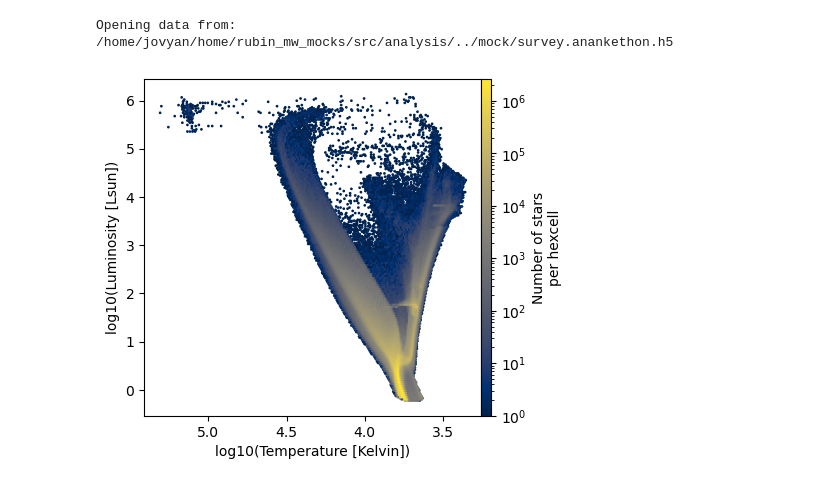
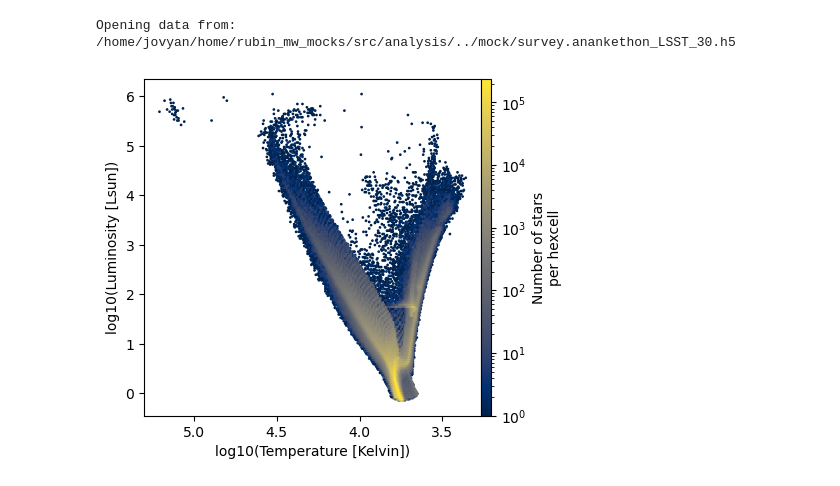
Before and after one commit to aeden2019/rubin_mw_mocks, a Jupyter notebook: src/analysis/anankethon_plotting.ipynb, the cells around one changed output. Saved outputs shown, nothing was run; the diff lists cells and outputs as text; code cells hidden in the pictures.

```diff
--- a/src/analysis/anankethon_plotting.ipynb
+++ b/src/analysis/anankethon_plotting.ipynb
@@ -8,7 +8,7 @@ import vaex
 current_dir = os.getcwd()
 
 # Go back one directory (to 'src') and then to 'mock'
-ananke_file_path = os.path.join(current_dir, "..", "mock", "survey.anankethon.h5")
+ananke_file_path = os.path.join(current_dir, "..", "mock", "survey.anankethon_LSST_30.h5")
 print(f"\nOpening data from: {ananke_file_path}")
 
 # Check if the file exists
@@ -18,7 +18,7 @@ if os.path.exists(ananke_file_path):
 else:
     print("File does not exist.")
 # %% [output]
-Opening data from: /home/jovyan/home/rubin_mw_mocks/src/analysis/../mock/survey.anankethon.h5
+Opening data from: /home/jovyan/home/rubin_mw_mocks/src/analysis/../mock/survey.anankethon_LSST_30.h5
 # %%
 # plotting specific
 cmap = 'bone'
@@ -29,25 +29,25 @@ hex_cmap = plt.get_cmap(hex_cmap)
 # %%
 # Plotting for testing
 luminosity = survey.lum.to_numpy()
 temperature = survey.teff.to_numpy()
 
 fig3,axs=plt.subplots(nrows=1,ncols=3,figsize=(20,8), subplot_kw={'adjustable':'box'})
 fig3.subplots_adjust(wspace=0.8)
 for ax in axs[1:]: ax.set_visible(False)
 
-hb = axs[0].hexbin(temperature, luminosity, gridsize=(241),
+hb = axs[0].hexbin(temperature, np.log10(luminosity), gridsize=(241),
                        bins='log', cmap=hex_cmap)
 
 axs[0].invert_xaxis()
 axs[0].set_xlabel('log10(Temperature [Kelvin])')
 axs[0].set_ylabel('log10(Luminosity [Lsun])')
 axs[0].set_aspect(1.0/axs[0].get_data_ratio())
 
 ax0color_axis = axs[0].inset_axes([1, 0., 0.03, 1.], transform=axs[0].transAxes)
 
 ax0cbar = fig3.colorbar(hb, cax=ax0color_axis, location='right')
 ax0cbar.set_label('Number of stars\nper hexcell')
 
 #fig3.savefig('hexbin_plot.png')
 # %% [output]
-[figure, old version]
+[figure, new version]
```
Also changed, not shown: 1 other file.
